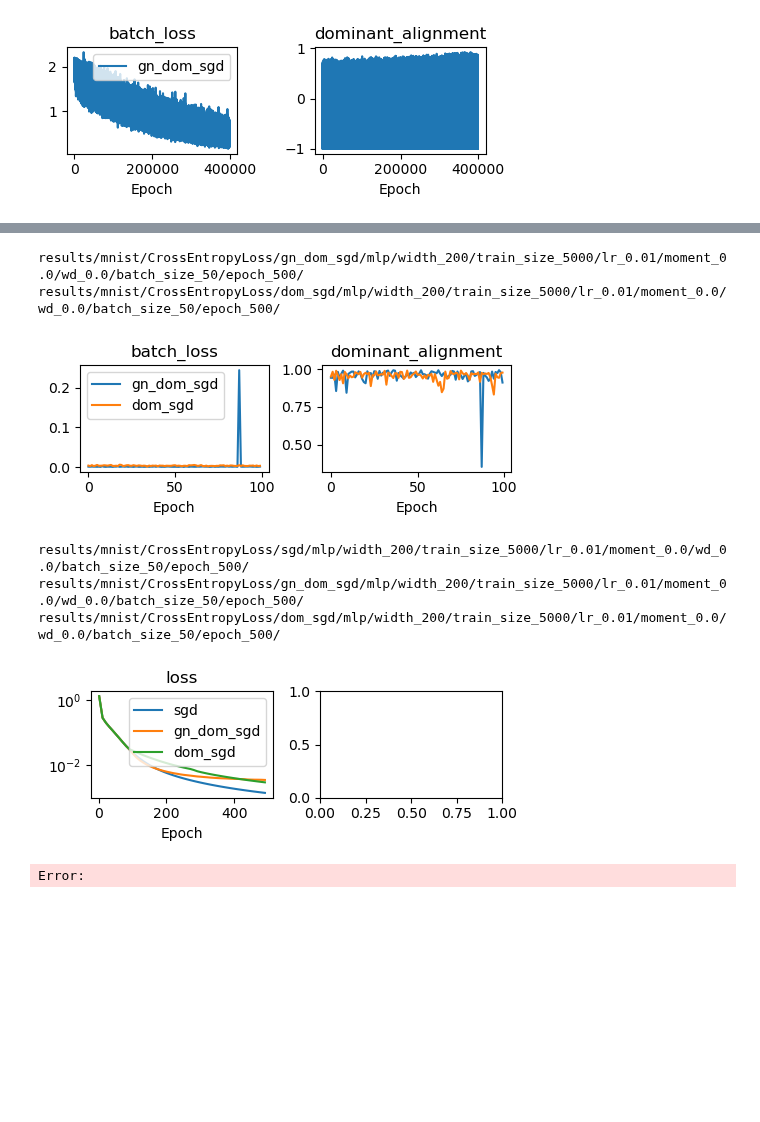
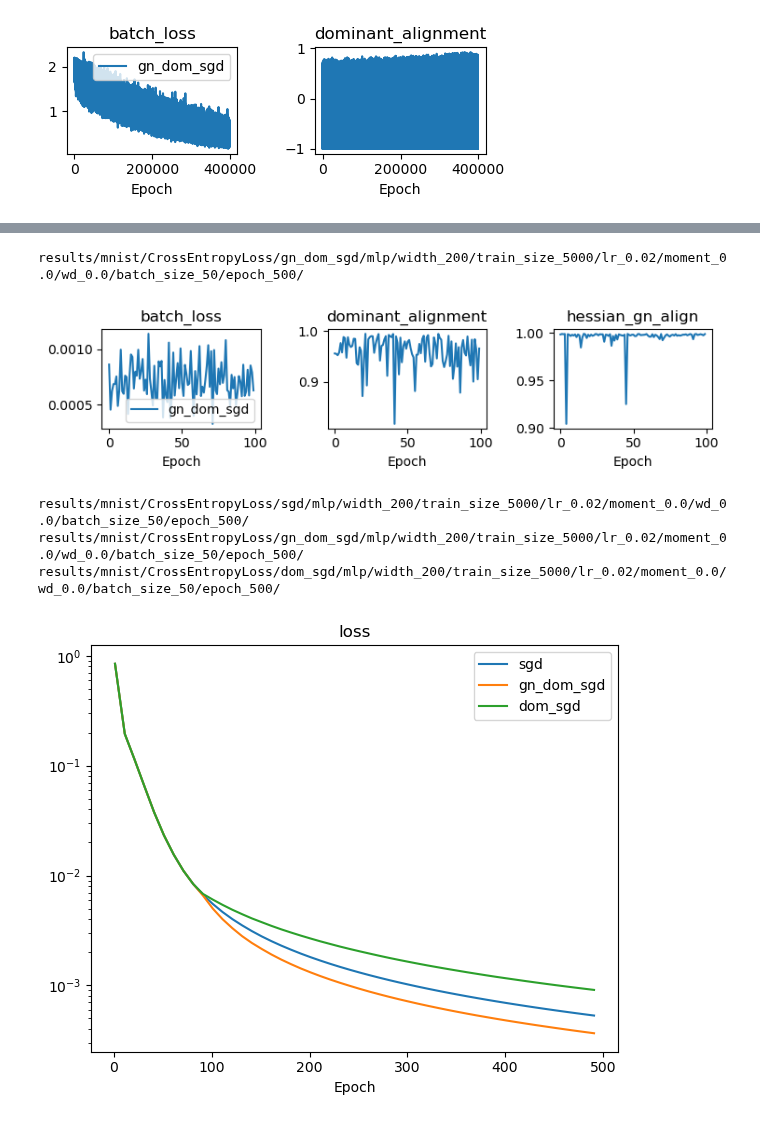
Before and after one commit to lucmonl/mlopt, a Jupyter notebook: notebook/sgd_geometry.ipynb, the cells around one changed output, grey strips where cells are left out. Cells and saved outputs as stored; diff of their text form; code cells hidden in the pictures; blank space fills up the shorter version.

```diff
--- a/notebook/sgd_geometry.ipynb
+++ b/notebook/sgd_geometry.ipynb
@@ -63,32 +104,31 @@ results/cifar/CrossEntropyLoss/gn_dom_sgd/mlp/width_200/train_size_5000/lr_0.001
 # %%
 from plot_functions import plot_figures_opts_attrs
 from main import graphs
 
-lr, dataset_name, loss_name, opt_name, momentum, weight_decay, batch_size, epochs = 0.01, "mnist", 'CrossEntropyLoss', "dom_sgd", 0.0, 0.0, 50, 500
+lr, dataset_name, loss_name, opt_name, momentum, weight_decay, batch_size, epochs = 0.02, "mnist", 'CrossEntropyLoss', "dom_sgd", 0.0, 0.0, 50, 500
 model_name, width, train_size = "mlp", 200, 5000
 
 model_params = {}
 model_params["gn_dom_sgd"] = {"width": width, "train_size": train_size}
 model_params["dom_sgd"] = {"width": width, "train_size": train_size}
 model_params["sgd"] = {"width": width,  "train_size": train_size}
 
 
 opt_params = {}
 opt_params["gn_dom_sgd"] = {'lr': lr, 'dataset_name':dataset_name, 'loss': loss_name, 'opt':"gn_dom_sgd", 'model_name':model_name, 'momentum':momentum, 'weight_decay':weight_decay, 'batch_size':batch_size, 'epochs':epochs}
 opt_params["dom_sgd"] = {'lr': lr, 'dataset_name':dataset_name, 'loss': loss_name, 'opt':opt_name, 'model_name':model_name, 'momentum':momentum, 'weight_decay':weight_decay, 'batch_size':batch_size, 'epochs':epochs}
 opt_params["sgd"] = {'lr': lr, 'dataset_name':dataset_name, 'loss': loss_name, 'opt':"sgd", 'model_name':model_name, 'momentum':momentum, 'weight_decay':weight_decay, 'batch_size':batch_size, 'epochs':epochs}
 
 #opt_params['norm-sgd'] = {"adv_eta":0.05, 'lr': lr, 'dataset_name':dataset_name, 'loss': loss_name, 'opt':'norm-sgd', 'model_name':model_name, 'momentum':momentum, 'weight_decay':weight_decay, 'batch_size':batch_size, 'epochs':5000}
 #opt_params['norm-sgd-0.1'] = {"adv_eta":0.01, 'lr': lr, 'dataset_name':dataset_name, 'loss': loss_name, 'opt':'norm-sgd', 'model_name':model_name, 'momentum':momentum, 'weight_decay':weight_decay, 'batch_size':batch_size, 'epochs':epochs}
 
-plot_figures_opts_attrs(["gn_dom_sgd", "dom_sgd"], model_params, opt_params, attrs=["batch_loss", "dominant_alignment"], start=408, end=409)
-plot_figures_opts_attrs(["sgd", "gn_dom_sgd", "dom_sgd"], model_params, opt_params, attrs=["loss"])
+plot_figures_opts_attrs(["gn_dom_sgd"], model_params, opt_params, attrs=["batch_loss", "dominant_alignment", "hessian_gn_align"], start=300, end=301)
+#plot_figures_opts_attrs(["sgd","gn_dom_sgd", "dom_sgd"], model_params, opt_params, attrs=["loss"])
+plot_single_attr(["sgd", "gn_dom_sgd", "dom_sgd"], model_params, opt_params, "loss", savefig="../plots/sgd_subspace/sgd_loss_lr_0.02.pdf", title="loss", xlabel=None, ylabel=None, eval=False)
 # %% [output]
-results/mnist/CrossEntropyLoss/gn_dom_sgd/mlp/width_200/train_size_5000/lr_0.01/moment_0.0/wd_0.0/batch_size_50/epoch_500/
-results/mnist/CrossEntropyLoss/dom_sgd/mlp/width_200/train_size_5000/lr_0.01/moment_0.0/wd_0.0/batch_size_50/epoch_500/
+results/mnist/CrossEntropyLoss/gn_dom_sgd/mlp/width_200/train_size_5000/lr_0.02/moment_0.0/wd_0.0/batch_size_50/epoch_500/
-[figure, old version]
+[figure, new version]
-results/mnist/CrossEntropyLoss/sgd/mlp/width_200/train_size_5000/lr_0.01/moment_0.0/wd_0.0/batch_size_50/epoch_500/
-results/mnist/CrossEntropyLoss/gn_dom_sgd/mlp/width_200/train_size_5000/lr_0.01/moment_0.0/wd_0.0/batch_size_50/epoch_500/
-results/mnist/CrossEntropyLoss/dom_sgd/mlp/width_200/train_size_5000/lr_0.01/moment_0.0/wd_0.0/batch_size_50/epoch_500/
+results/mnist/CrossEntropyLoss/sgd/mlp/width_200/train_size_5000/lr_0.02/moment_0.0/wd_0.0/batch_size_50/epoch_500/
+results/mnist/CrossEntropyLoss/gn_dom_sgd/mlp/width_200/train_size_5000/lr_0.02/moment_0.0/wd_0.0/batch_size_50/epoch_500/
+results/mnist/CrossEntropyLoss/dom_sgd/mlp/width_200/train_size_5000/lr_0.02/moment_0.0/wd_0.0/batch_size_50/epoch_500/
-[figure, old version]
+[figure, new version]
-Error:
```
Also changed, not shown: parts of 12 cells of this notebook, 13 other files.
